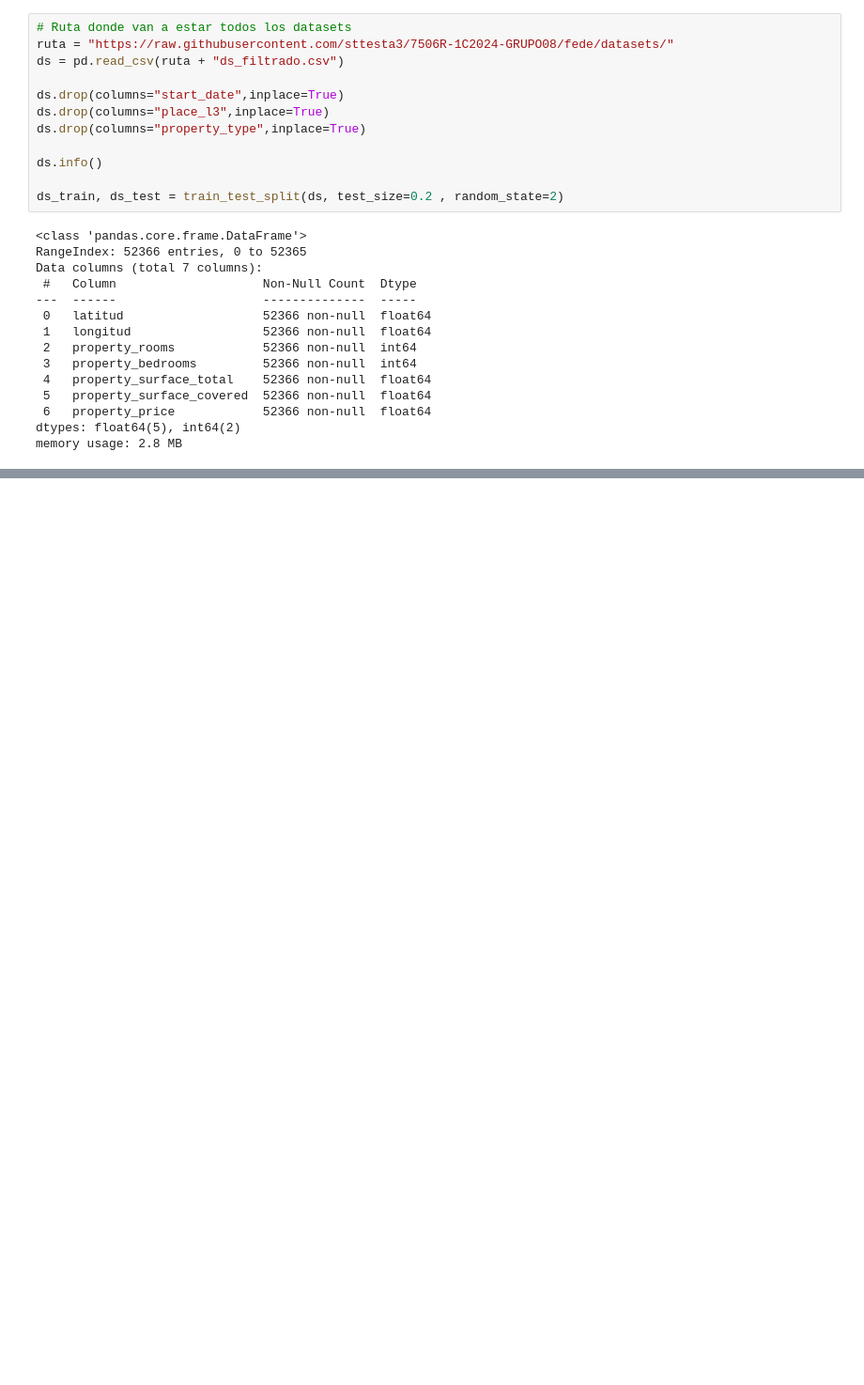
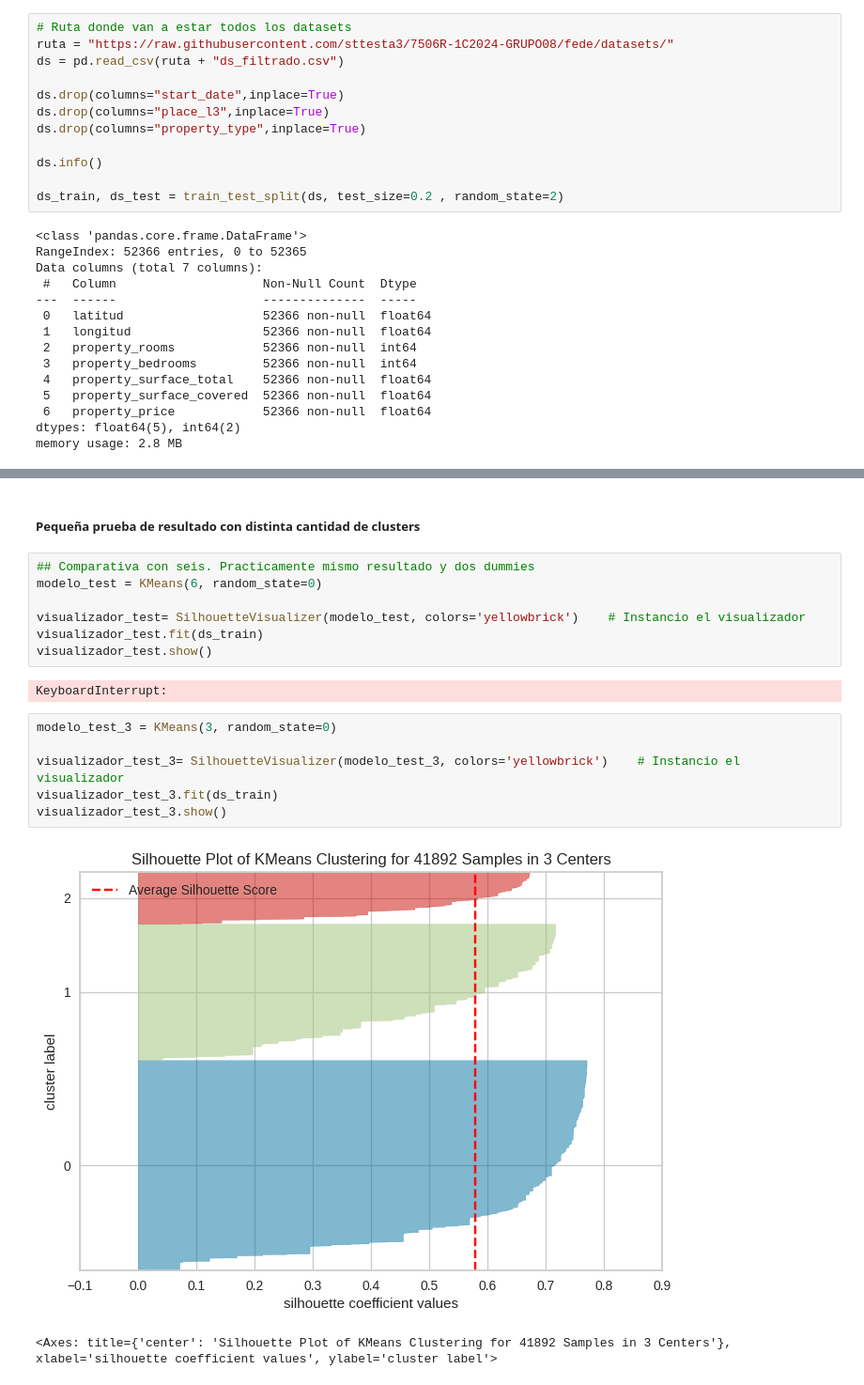
Before and after one commit to sttesta3/7506R-1C2024-GRUPO08, a Jupyter notebook: Clustering.ipynb, the cells around one changed output, grey strips where cells are left out. Shown at 94% size. Drawn from its saved outputs; the diff is of its cells as text; blank space fills up the shorter version.

```diff
--- a/Clustering.ipynb
+++ b/Clustering.ipynb
@@ -122,0 +130,20 @@ plt.show()
+# %% [markdown]
+##### Pequeña prueba de resultado con distinta cantidad de clusters
+# %%
+## Comparativa con seis. Practicamente mismo resultado y dos dummies
+modelo_test = KMeans(6, random_state=0)
+
+visualizador_test= SilhouetteVisualizer(modelo_test, colors='yellowbrick')    # Instancio el visualizador
+visualizador_test.fit(ds_train)
+visualizador_test.show()
+# %% [output]
+KeyboardInterrupt:
+# %%
+modelo_test_3 = KMeans(3, random_state=0)
+
+visualizador_test_3= SilhouetteVisualizer(modelo_test_3, colors='yellowbrick')    # Instancio el visualizador
+visualizador_test_3.fit(ds_train)
+visualizador_test_3.show()
+# %% [output]
+[figure, added]
+<Axes: title={'center': 'Silhouette Plot of KMeans Clustering for 41892 Samples in 3 Centers'}, xlabel='silhouette coefficient values', ylabel='cluster label'>
```
Also changed, not shown: parts of 15 cells of this notebook.
